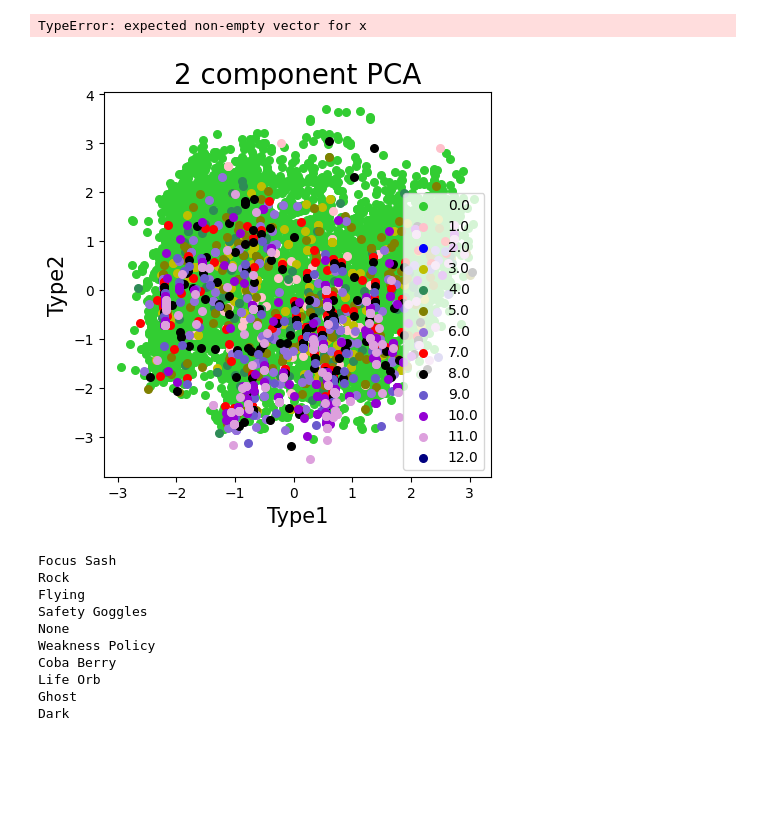
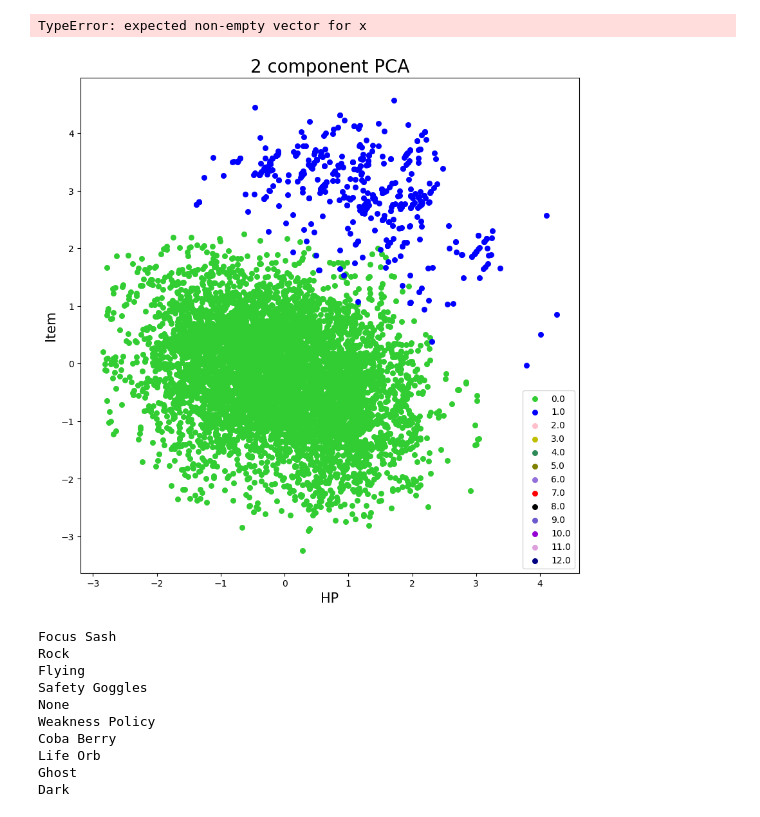
Before and after one commit to AlanOsys/PokemonTransformer, a Jupyter notebook: PokemonTransformerFromScratch.ipynb, the cells around one changed output. Saved outputs shown, nothing was run; the diff lists cells and outputs as text; code cells hidden in the pictures; blank space fills up the shorter version.

```diff
--- a/PokemonTransformerFromScratch.ipynb
+++ b/PokemonTransformerFromScratch.ipynb
@@ -985,7 +997,7 @@ print(counterCorrect/counterAll*100)
 #- Avalanche
 #- Body Press
 #- Body Slam
-f = open("FineTuningPokemon12.txt","r",encoding="utf-8")
+f = open("FineTuningPokemon13.txt","r",encoding="utf-8")
 lines = f.readlines()
 #Genned = AutoCorrect(GenerateRandomPokemon()).split(",")[:-1]
 
@@ -1094,7 +1106,7 @@ plt.show()
 import matplotlib
 import numpy as np
 import matplotlib.pyplot as plt
-f = open("PokemonWinratesFile12.txt","r")
+f = open("PokemonWinratesFile13.txt","r")
 lines = f.readlines()
 arrayOfWinrates2 = []
 for i in lines:
@@ -1122,7 +1134,7 @@ plt.plot(a_masked, 'r', linewidth=2)
 # add the threshold value (optional)
 plt.axhline(55, color='k', linestyle='--')
 plt.axhline(45, color='k', linestyle='--')
-plt.savefig("Graphs/Fine-Tuning11")
+plt.savefig("Graphs/Fine-Tuning12")
 plt.show()
 # %% [output]
 [figure]
@@ -1208,6 +1220,6 @@ plt.show()
 # %%
 import random
-f = open("FineTuningDataset11.txt","a")
+f = open("FineTuningDataset12.txt","a")
 og = open("PokemonStatsFile.txt","r")
 ogLines = og.readlines()
 for o in range(0,40):
@@ -1218,11 +1230,14 @@ for i in BalancedWinrates:
     if counter != 53:
         print(counter)
         pString = ""
-        print(pokemons[i].split(","))
+        try:
+            print(pokemons[i].split(","))
 
-        for j in pokemons[i].split(",")[1:]:
-            pString += j+","
-        f.write(pString+"\n")
+            for j in pokemons[i].split(",")[1:]:
+                pString += j+","
+            f.write(pString+"\n")
+        except:
+            pass
     counter+=1
     ##f.write(str(pokemons[i].split(",")[1:]).replace("[","").replace("]","").replace("'","")+"\n")
 # %% [output]
@@ -1247,7 +1262,7 @@ for i in BalancedWinrates:
 from sklearn.preprocessing import StandardScaler
 import pandas as pd
 f = open("PokemonStatsFile.txt","r")
-fp = open("FineTuningDataset.txt","r")
+fp = open("TestFineTuning210.txt","r")
 plines = fp.readlines()
 lines = f.readlines()
 xArr = []
@@ -1290,7 +1305,7 @@ for j in range(2,11):
 
         if len(line) == 16:
             #print(line)
-            xArr.append((encode(line)))
+            #xArr.append((encode(line)))
             GennedCounterArray.append(j)
             #print(GennedCounter)
             if line[0] not in princArray:
@@ -1304,8 +1319,8 @@ print(npxArr.shape)
 kf = pd.DataFrame(data = npxArr.reshape(int((npxArr.size)/16),16),columns = ['Type1','Type2','Item','Nature','HP','Atk','Def','SpAtk','SpDef','Speed','Ability','M1','M2','M3','M4',''])
 OGGENArray = np.concatenate((np.zeros(OGCounter),np.ones(GennedCounter)), axis=None)
 print(OGGENArray)
-for j in range(len(AllGenerations)):
-    OGGENArray= np.concatenate((OGGENArray,AllGenerations[j]),axis=None)
+#for j in range(len(AllGenerations)):
+ #   OGGENArray= np.concatenate((OGGENArray,AllGenerations[j]),axis=None)
 print(len(npxArr),len(OGGENArray))
 
 kf.insert(16, "OG/GEN", OGGENArray, True)
@@ -1443,44 +1457,44 @@ plt.scatter(finalDf['Type1'],finalDf['Type2'])
 # %%
 import matplotlib.pyplot as plt
-PrincipleComponent1 = 'Type1'
-PrincipleComponent2 = 'Type2'
+PrincipleComponent1 = 'HP'
+PrincipleComponent2 = 'Item'
 #['Type1','InvalidType','Item','Nature','HP','Atk','Def','SpAtk','SpDef','Speed','Ability','M1','M2','M3','M4','']
 #s = [(2*n)+1 for n in range(len(unique(kf.loc[:, ['Attack']].values)))]
 #print(s)
 
 
-fig = plt.figure(figsize = (5,5))
+fig = plt.figure(figsize = (10,10))
 ax = fig.add_subplot(1,1,1)
 ax.set_xlabel(PrincipleComponent1, fontsize = 15)
 ax.set_ylabel(PrincipleComponent2, fontsize = 15)
 ax.set_title('2 component PCA', fontsize = 20)
 
 targets = princArray
-colors = ['limegreen', 'pink', 'b','y','seagreen','olive','mediumpurple','red','black','slateblue','darkviolet',
+colors = ['limegreen', 'b', 'pink','y','seagreen','olive','mediumpurple','red','black','slateblue','darkviolet',
           'plum','navy','wheat','lightblue','orchid','g','firebrick']
 for target, color in zip(targets,colors):
     indicesToKeep = finalDf[Target].fillna(1) == target
     #print(target)
     #print(np.array(indicesToKeep,dtype=np.bool))
     ax.scatter(finalDf.fillna(1).loc[indicesToKeep, PrincipleComponent1]
                , finalDf.fillna(1).loc[indicesToKeep, PrincipleComponent2]
                , c = color
                , s = 30)
     #find line of best fit
 
 
 
 
     #add line of best fit to plot
 
 ax.legend(targets)
 #print(finalDf.loc[indicesToKeep, PrincipleComponent1])
 a, b = np.polyfit(finalDf.loc[indicesToKeep, PrincipleComponent1], finalDf.loc[indicesToKeep, PrincipleComponent2], 1)
 #ax.plot(finalDf.loc[indicesToKeep, PrincipleComponent1], a*finalDf.loc[indicesToKeep, PrincipleComponent1]+b,color="orange")
 ax.grid()
 # %% [output]
 TypeError: expected non-empty vector for x
-[figure, old version]
+[figure, new version]
 # %%
 import matplotlib.pyplot as plt
 inp = torch.tensor(encode(["Fire"]), dtype=torch.long)#encode()
```
Also changed, not shown: parts of 18 cells of this notebook.
